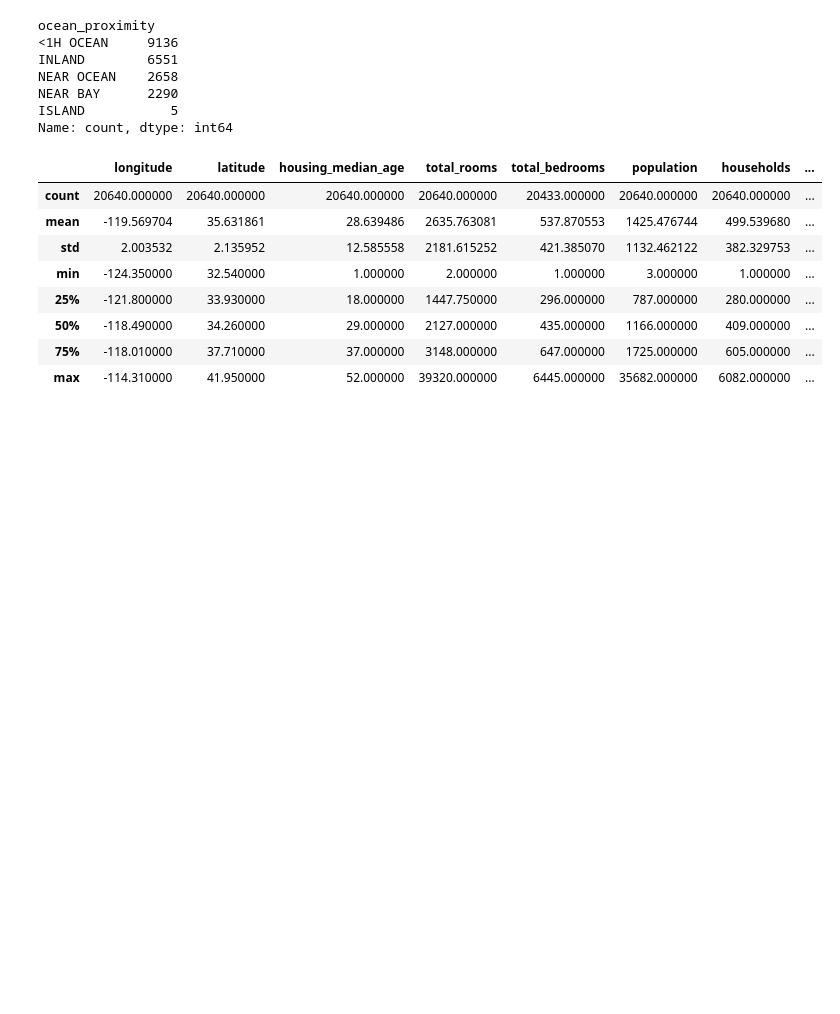
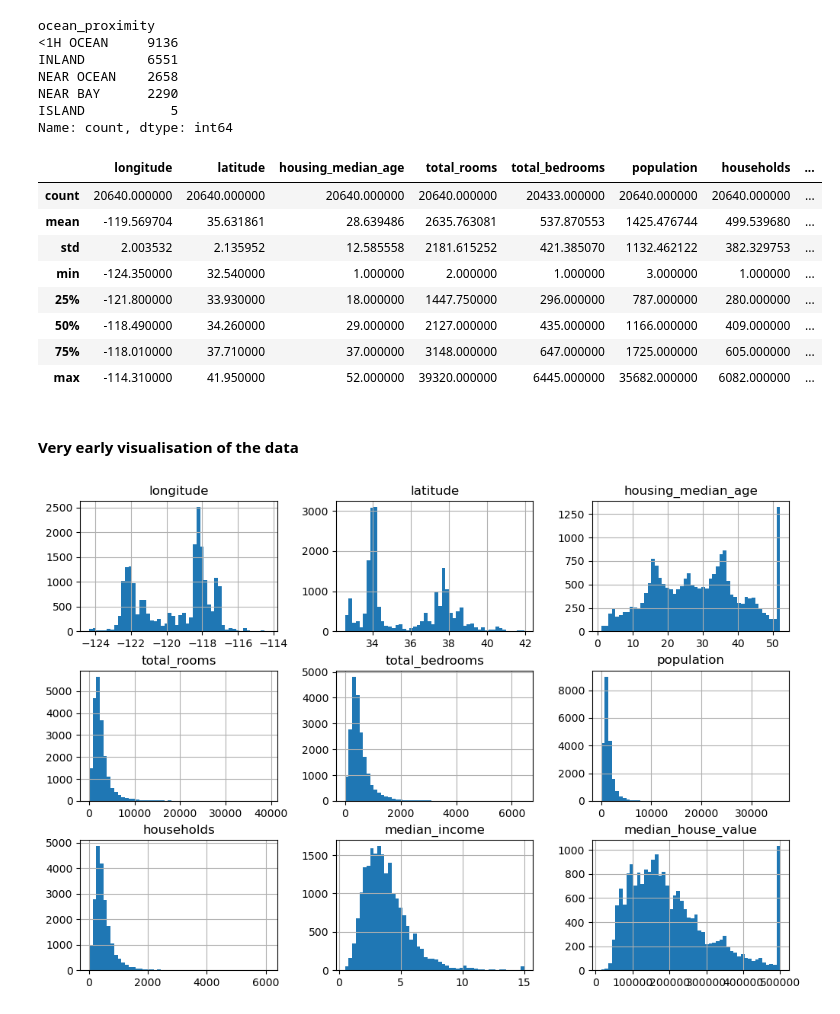
Before and after one commit to PatThompson1306/homl_california_housing, a Jupyter notebook: california_housing.ipynb, the cells around one changed output. Saved outputs shown, nothing was run; the diff lists cells and outputs as text; code cells hidden in the pictures; blank space fills up the shorter version.

```diff
--- a/california_housing.ipynb
+++ b/california_housing.ipynb
@@ -71,3 +78,5 @@ housing.describe() # display statistical summary of the DataFrame.  The .describ
 | 50% | -118.490000 | 34.260000 | 29.000000 | 2127.000000 | 435.000000 | 1166.000000 | 409.000000 | ... |
 | 75% | -118.010000 | 37.710000 | 37.000000 | 3148.000000 | 647.000000 | 1725.000000 | 605.000000 | ... |
 | max | -114.310000 | 41.950000 | 52.000000 | 39320.000000 | 6445.000000 | 35682.000000 | 6082.000000 | ... |
+# %% [markdown]
+<h4><strong>Very early visualisation of the data</strong></h4>
@@ -73,0 +85,5 @@ housing.describe() # display statistical summary of the DataFrame.  The .describ
+# %%
+housing.hist(bins=50, figsize=(12,8)) # create histograms for each numerical attribute in the DataFrame with 50 bins and a figure size of 12x8 inches
+plt.show() # display the histograms
+# %% [output]
+[figure, added]
```
Also changed, not shown: parts of 13 cells of this notebook.
